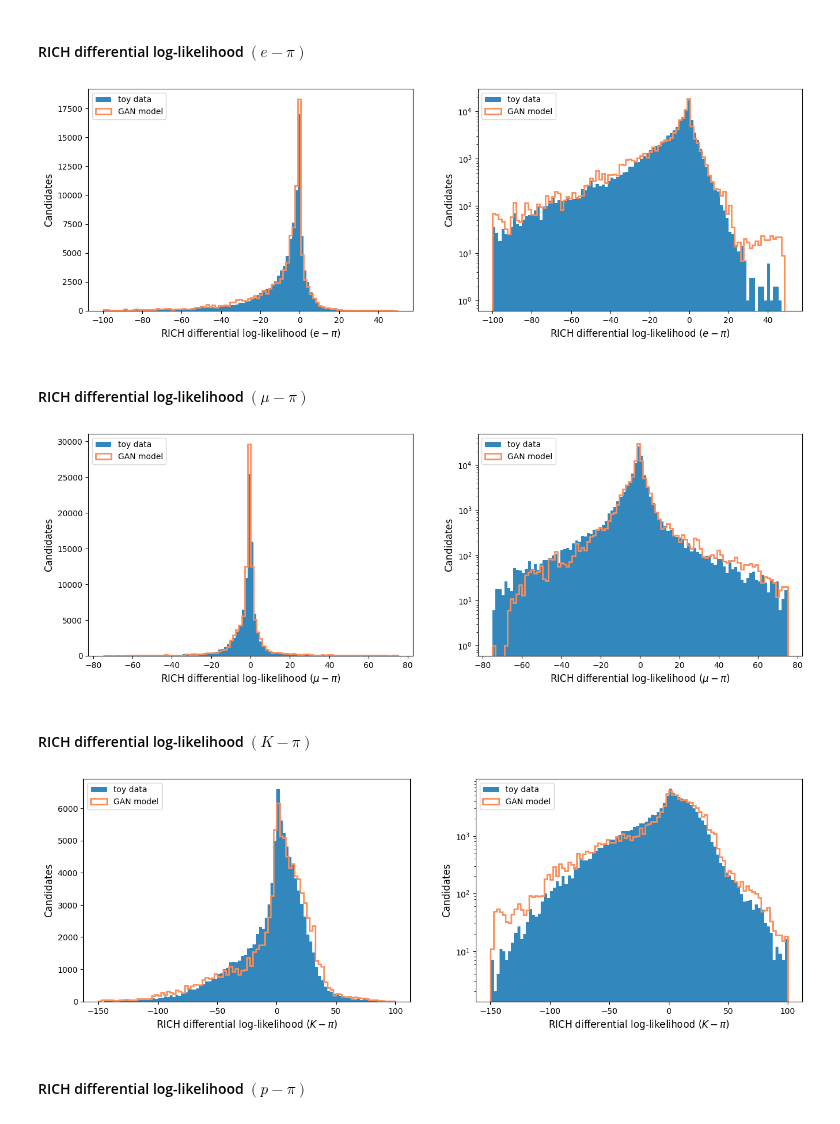
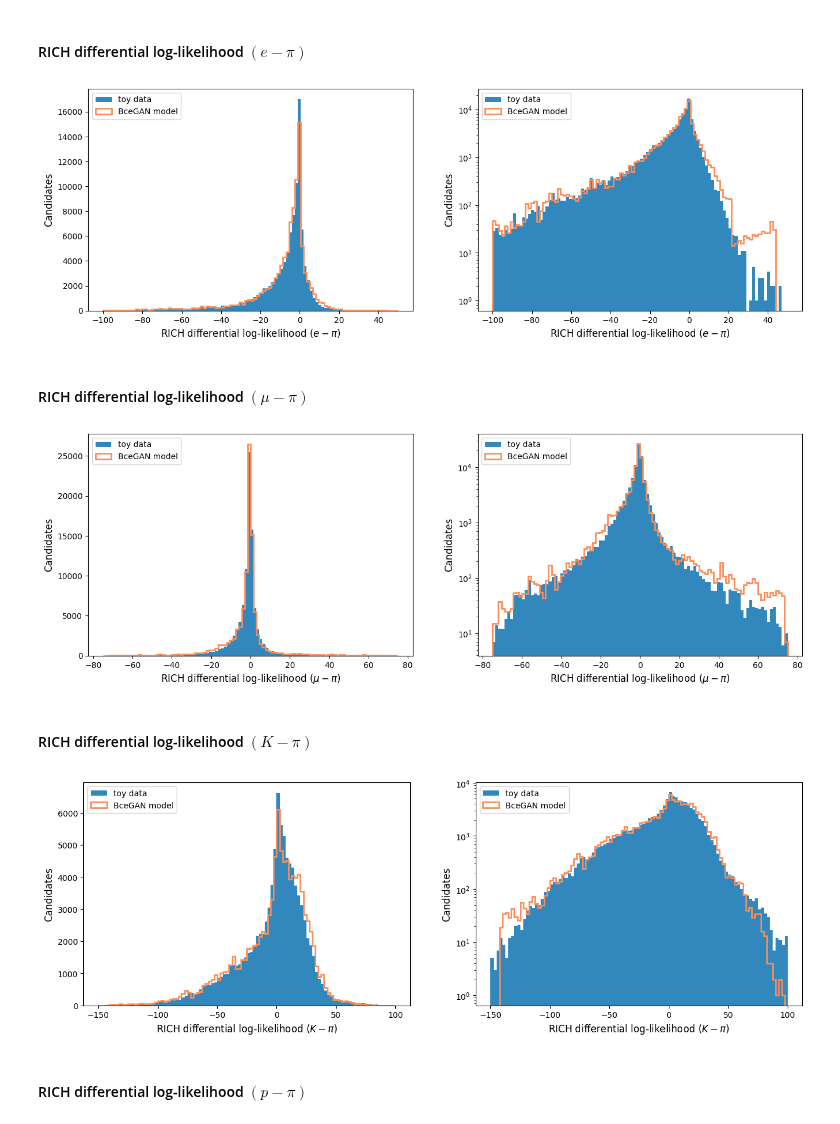
Before and after one commit to mbarbetti/pidgan-notebooks, a Jupyter notebook: tutorial-BceGAN-LHCb_RICH.ipynb, the cells around one changed output. Drawn from its saved outputs; the diff is of its cells as text; code cells hidden in the pictures.

```diff
--- a/tutorial-BceGAN-LHCb_RICH.ipynb
+++ b/tutorial-BceGAN-LHCb_RICH.ipynb
@@ -388,14 +407,15 @@ It's time to initialize a [`GAN`](https://github.com/mbarbetti/pidgan/blob/main/
 # %%
-from pidgan.algorithms import GAN
+from pidgan.algorithms import BceGAN
 
-gan = GAN(
+gan = BceGAN(
     generator=generator,
     discriminator=discriminator,
-    use_original_loss=True,
+    from_logits=False,
+    label_smoothing=0.1,
     injected_noise_stddev=0.05,
     feature_matching_penalty=0.0,
     referee=None,
-    name="GAN",
+    name="BceGAN",
 )
 # %% [markdown]
 #### Model compilation
@@ -465,7 +485,7 @@ train = gan.fit(
     epochs=100,
     validation_split=0.3,
     callbacks=schedules,
-    verbose=0,
+    verbose=1,
 )
 
 stop = datetime.now()
@@ -570,7 +590,7 @@ plt.show()
 Once trained the GAN system, the **generator model** can be used to parameterize the high-level response of the LHCb RICH detectors, namely the RICH differential log-likelihoods for different particle hypotheses. Let's have a look at the achieved performance on the **test set**!
 # %%
 x_test_prep = x_scaler.transform(x_test[:, :3])  # input pre-processing
-x_test_prep = np.c_[x_test_prep, x_test[:, 3]]
+x_test_prep = np.c_[x_test_prep, x_test[:, -1]]
 
 out_test = gan.generate(x_test_prep, seed=None)
 out_test_post = y_scaler.inverse_transform(out_test)  # output post-processing
@@ -586,32 +606,32 @@ for i, scale in enumerate(["linear", "log"]):
     plt.xlabel("RICH differential log-likelihood $(e - \pi)$", fontsize=12)
     plt.ylabel("Candidates", fontsize=12)
     plt.hist(y_test[:, 0], bins=bins, color="#3288bd", label="toy data")
-    plt.hist(out_test_post[:, 0], bins=bins, histtype="step", lw=2, color="#fc8d59", label="GAN model")
+    plt.hist(out_test_post[:, 0], bins=bins, histtype="step", lw=2, color="#fc8d59", label="BceGAN model")
     plt.legend(loc="upper left", fontsize=10)
     plt.yscale(scale)
 
 plt.show()
 # %% [output]
-[figure, old version]
+[figure, new version]
 # %% [markdown]
 #### RICH differential log-likelihood $(\mu - \pi)$
 # %%
 plt.figure(figsize=(16, 5), dpi=100)
 
 bins = np.linspace(-75.0, 75.0, 101)
 
 for i, scale in enumerate(["linear", "log"]):
     plt.subplot(1, 2, i + 1)
     plt.xlabel("RICH differential log-likelihood $(\mu - \pi)$", fontsize=12)
     plt.ylabel("Candidates", fontsize=12)
     plt.hist(y_test[:, 1], bins=bins, color="#3288bd", label="toy data")
-    plt.hist(out_test_post[:, 1], bins=bins, histtype="step", lw=2, color="#fc8d59", label="GAN model")
+    plt.hist(out_test_post[:, 1], bins=bins, histtype="step", lw=2, color="#fc8d59", label="BceGAN model")
     plt.legend(loc="upper left", fontsize=10)
     plt.yscale(scale)
 
 plt.show()
 # %% [output]
-[figure, old version]
+[figure, new version]
 # %% [markdown]
 #### RICH differential log-likelihood $(K - \pi)$
 # %%
@@ -624,13 +644,13 @@ for i, scale in enumerate(["linear", "log"]):
     plt.xlabel("RICH differential log-likelihood $(K - \pi)$", fontsize=12)
     plt.ylabel("Candidates", fontsize=12)
     plt.hist(y_test[:, 2], bins=bins, color="#3288bd", label="toy data")
-    plt.hist(out_test_post[:, 2], bins=bins, histtype="step", lw=2, color="#fc8d59", label="GAN model")
+    plt.hist(out_test_post[:, 2], bins=bins, histtype="step", lw=2, color="#fc8d59", label="BceGAN model")
     plt.legend(loc="upper left", fontsize=10)
     plt.yscale(scale)
 
 plt.show()
 # %% [output]
-[figure, old version]
+[figure, new version]
 # %% [markdown]
 #### RICH differential log-likelihood $(p - \pi)$
 # %%
```
Also changed, not shown: parts of 22 cells of this notebook.
